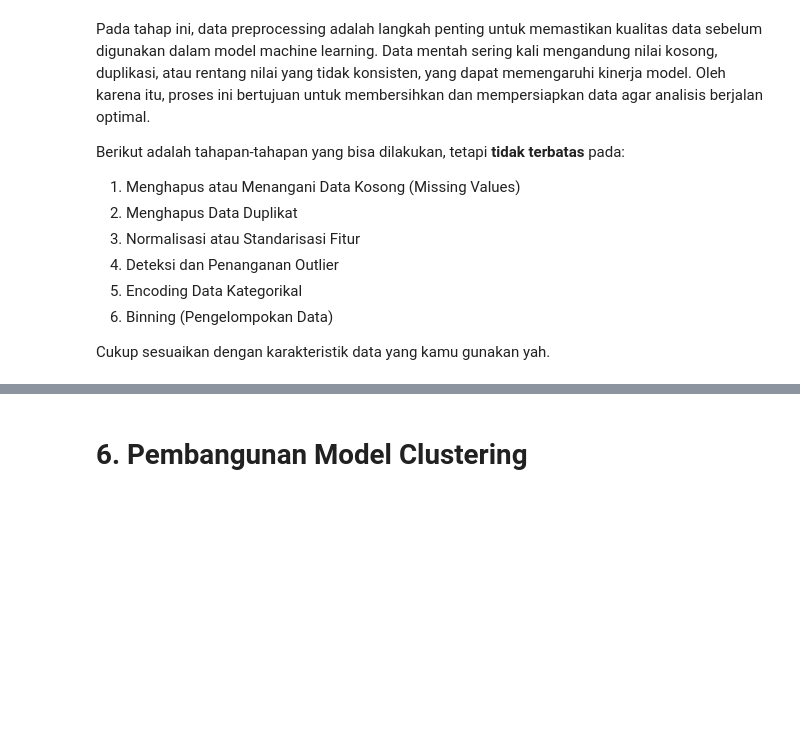
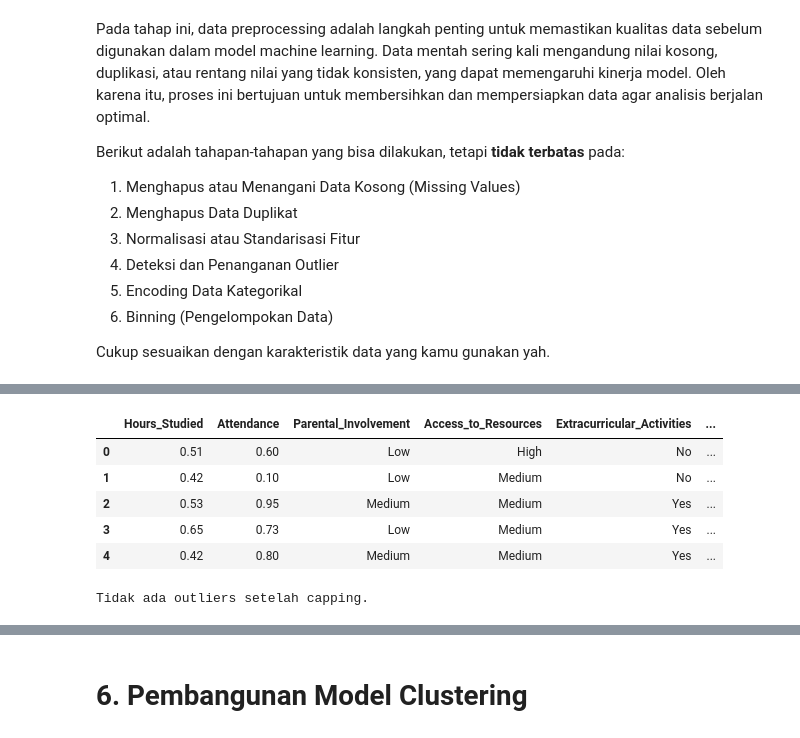
Before and after one commit to divaaharahap/Student-Performance-Factors, a Jupyter notebook: [Clustering]_Submission_Akhir_BMLP_Diva Anggreini Harahap_(Updated).ipynb, the cells around one changed output, grey strips where cells are left out. Cells and saved outputs as stored; diff of their text form; code cells hidden in the pictures; blank space fills up the shorter version.

```diff
--- a/[Clustering]_Submission_Akhir_BMLP_Diva Anggreini Harahap_(Updated).ipynb
+++ b/[Clustering]_Submission_Akhir_BMLP_Diva Anggreini Harahap_(Updated).ipynb
@@ -396,0 +509,29 @@ Cukup sesuaikan dengan karakteristik data yang kamu gunakan yah.
+# %%
+# Menangani outliers dengan capping untuk semua kolom numerik
+for col in numeric_columns:
+    clustering_df[col] = clustering_df[col].apply(lambda x: lower_bound[col] if x < lower_bound[col] else (upper_bound[col] if x > upper_bound[col] else x))
+
+# Menampilkan data setelah capping
+clustering_df.head()
+# %% [output]
+|  | Hours_Studied | Attendance | Parental_Involvement | Access_to_Resources | Extracurricular_Activities | ... |
+| 0 | 0.51 | 0.60 | Low | High | No | ... |
+| 1 | 0.42 | 0.10 | Low | Medium | No | ... |
+| 2 | 0.53 | 0.95 | Medium | Medium | Yes | ... |
+| 3 | 0.65 | 0.73 | Low | Medium | Yes | ... |
+| 4 | 0.42 | 0.80 | Medium | Medium | Yes | ... |
+# %%
+# Memeriksa apakah masih ada outliers dalam data setelah capping
+outliers_after_capping = ((clustering_df[numeric_columns] < lower_bound) | (clustering_df[numeric_columns] > upper_bound))
+
+# Menampilkan baris yang terdeteksi sebagai outlier setelah capping
+outliers_after_capping_result = clustering_df[outliers_after_capping.any(axis=1)]
+
+# Menampilkan hasil
+if outliers_after_capping_result.empty:
+    print("Tidak ada outliers setelah capping.")
+else:
+    print(f"Masih ada outliers dalam data setelah capping. Berikut beberapa baris:")
+    print(outliers_after_capping_result.head())
+# %% [output]
+Tidak ada outliers setelah capping.
```
Also changed, not shown: parts of 20 cells of this notebook.
